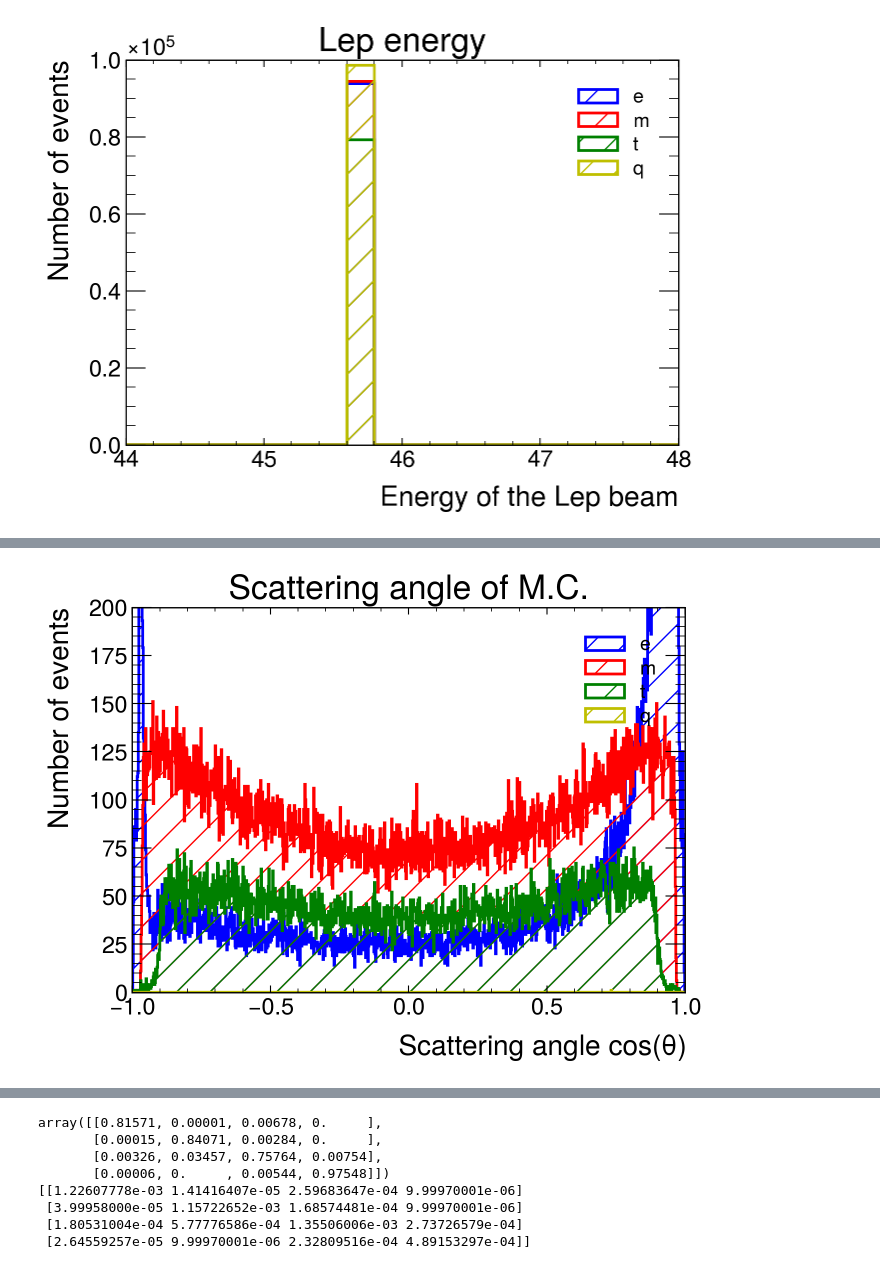
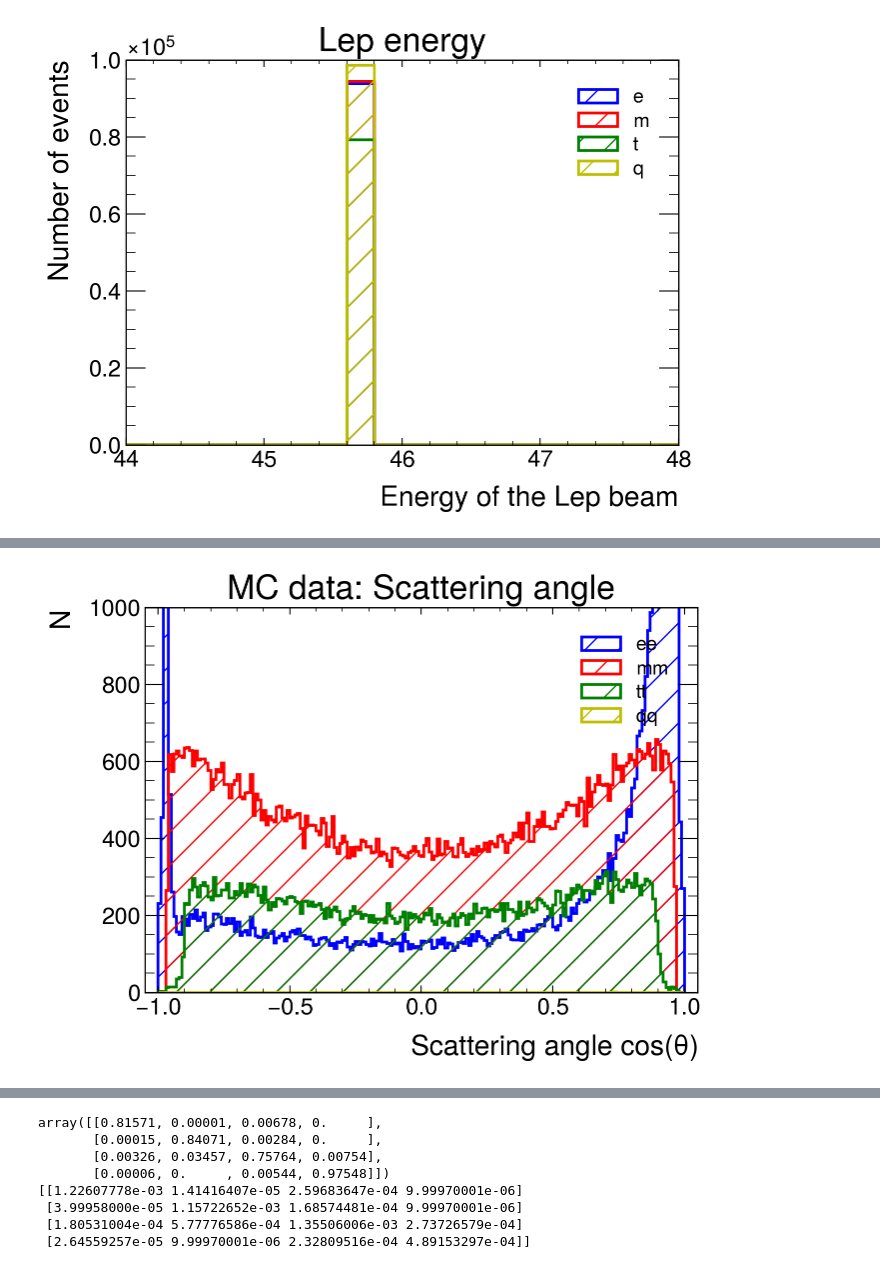
Before and after one commit to lukasg96/z0-precisionmeasurement, a Jupyter notebook: z0_experiment.ipynb, the cells around one changed output, grey strips where cells are left out. Saved outputs shown, nothing was run; the diff lists cells and outputs as text; code cells hidden in the pictures.

```diff
--- a/z0_experiment.ipynb
+++ b/z0_experiment.ipynb
@@ -33,7 +33,7 @@ import matplotlib.pyplot as plt
 
 from scipy.optimize import curve_fit
 # %%
-colors = {'e' : 'b', 'm' : 'r', 't' : 'g', 'q' : 'y', 'mix' : 'black', 'es' : 'cornflowerblue'}
+colors = {'e' : 'b', 'm' : 'r', 't' : 'g', 'q' : 'y', 'mix' : 'black', 'es' : 'cornflowerblue', 'ecut' : 'lightblue', 'mcut' : 'Salmon', 'tcut' : 'limegreen', 'qcut' : 'gold'}
 # %% [markdown]
 ## *Example*: Reading a ROOT.TTree and plotting a variable with a cut
 # %% [markdown]
@@ -286,34 +285,24 @@ plt.show()
 # %%
 plt.style.use(mplhep.style.ATLAS) # You can load ATLAS/CMS/ALICE plot style
 plt.figure(figsize=(7,5))
 
-#bin_content, bin_edges, _ = plt.hist(pchar[mymask], bins=1000, range=(0.,200.), histtype='step',  linewidth=2, edgecolor='b', hatch='/', label='Pcharged')
 x_min =-1
 x_max = 1
-bin_content, bin_edges, _ = plt.hist(costhet[0], bins=1000, range=(x_min,x_max), histtype='step',  linewidth=2, edgecolor=colors['e'], hatch='/', label='e')
-bin_content, bin_edges, _ = plt.hist(costhet[1], bins=1000, range=(x_min,x_max), histtype='step',  linewidth=2, edgecolor=colors['m'], hatch='/', label='m')
-bin_content, bin_edges, _ = plt.hist(costhet[2], bins=1000, range=(x_min,x_max), histtype='step',  linewidth=2, edgecolor=colors['t'], hatch='/', label='t')
-bin_content, bin_edges, _ = plt.hist(costhet[3], bins=1000, range=(x_min,x_max), histtype='step',  linewidth=2, edgecolor=colors['q'], hatch='/', label='q')
+bin_content, bin_edges, _ = plt.hist(costhet[0], bins=200, range=(x_min,x_max), histtype='step',  linewidth=2, edgecolor=colors['e'], hatch='/', label='ee')
+bin_content, bin_edges, _ = plt.hist(costhet[1], bins=200, range=(x_min,x_max), histtype='step',  linewidth=2, edgecolor=colors['m'], hatch='/', label='mm')
+bin_content, bin_edges, _ = plt.hist(costhet[2], bins=200, range=(x_min,x_max), histtype='step',  linewidth=2, edgecolor=colors['t'], hatch='/', label='tt')
+bin_content, bin_edges, _ = plt.hist(costhet[3], bins=200, range=(x_min,x_max), histtype='step',  linewidth=2, edgecolor=colors['q'], hatch='/', label='qq')
 #bin_content, bin_edges, _ = plt.hist(costhet[4], bins=1000, range=(0.,200.), histtype='step',  linewidth=2, edgecolor=colors['mix'], hatch='/', label='sum', zorder=1)
 
 
-mid = 0.5*(bin_edges[1:] + bin_edges[:-1]) #Calculate midpoint of the bars
-
-error_sizes = np.sqrt(bin_content)
-
-#plt.errorbar(mid, bin_content, yerr=error_sizes, fmt='none', label='Errors')
-### When producing an histogram, you can store the bin content and the edges of the bins in
-###'bin_content', and 'bin_edges'
-#print(bin_content)
-#print(bin_edges)
 
 ### Show the plot on screen
 plt.legend()
-plt.title('Scattering angle of M.C.')
-plt.xlim(x_min,x_max)
-plt.ylim(0,200)
+plt.title('MC data: Scattering angle')
+plt.xlim(x_min-0.05,x_max+0.05)
+plt.ylim(0,1000)
 plt.xlabel(r'Scattering angle $cos(\theta)$')
-plt.ylabel('Number of events')
+plt.ylabel('N')
 plt.show()
 # %% [output]
-[figure, old version]
+[figure, new version]
```
Also changed, not shown: parts of 25 cells of this notebook.
